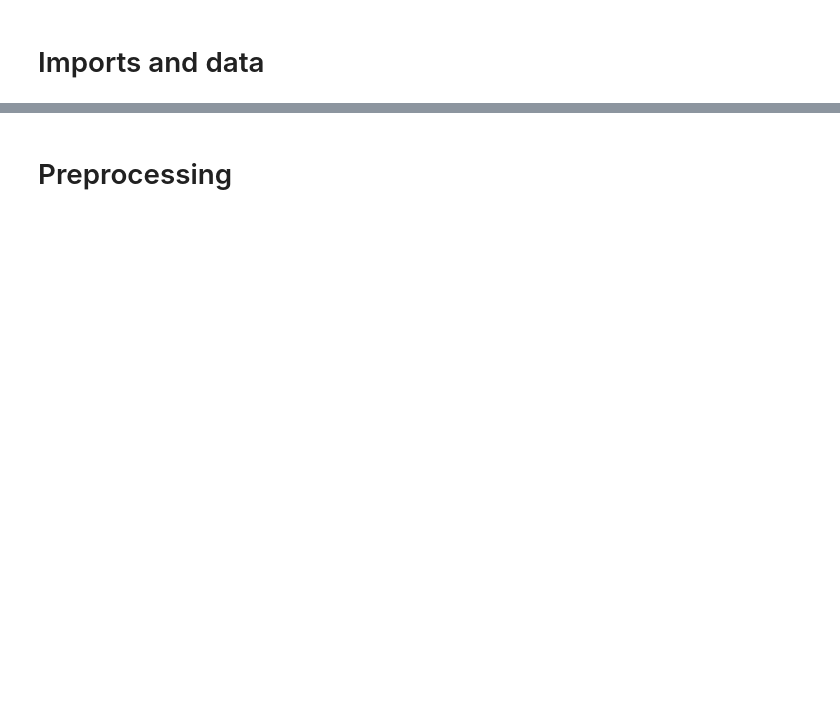
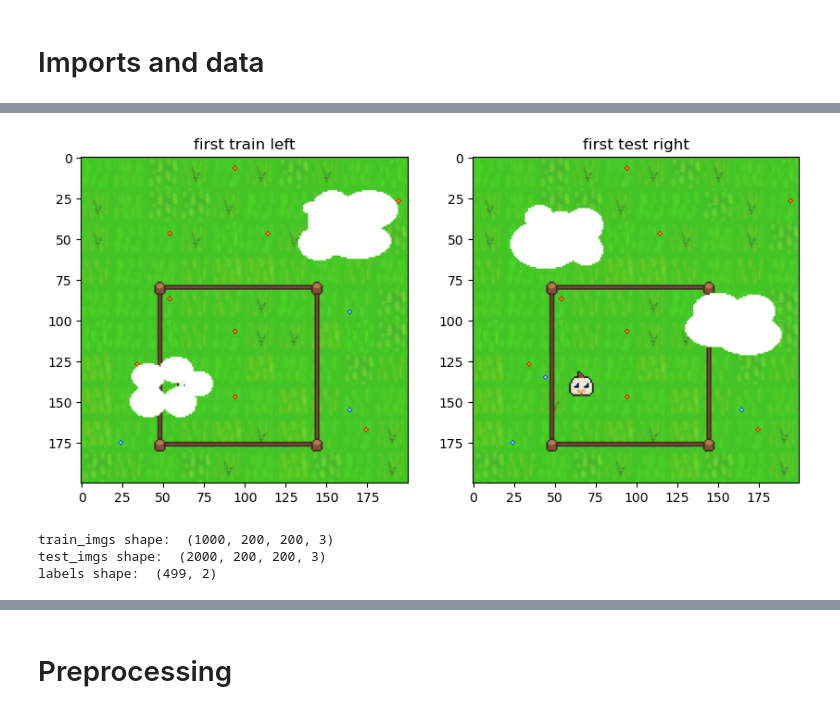
Before and after one commit to leobt23/CCC38_2023, a Jupyter notebook: caria.ipynb, the cells around one changed output, grey strips where cells are left out. Drawn from its saved outputs; the diff is of its cells as text; code cells hidden in the pictures; blank space fills up the shorter version.

```diff
--- a/caria.ipynb
+++ b/caria.ipynb
@@ -125,0 +18,71 @@ labels shape:  (499, 1)
+# %%
+# importing data (images)
+
+# ex of path: /home/caria/CCC 2023/level_03/train_data/field000_sample0.png
+
+# this function returns, train_imgs, test_imgs and labels for a given level
+def get_data_level(which_level, n_train, n_test):
+    # training data
+    train_imgs = []
+    for i in range(0, n_train):
+        if i < 10:
+            train_imgs.append(plt.imread('../level_0' + str(which_level) + '/train_data/field00' + str(i) + '_sample0' + '.png'))
+            train_imgs.append(plt.imread('../level_0' + str(which_level) + '/train_data/field00' + str(i) + '_sample1' + '.png'))
+        elif i < 100:
+            train_imgs.append(plt.imread('../level_0' + str(which_level) + '/train_data/field0' + str(i) + '_sample0' + '.png'))
+            train_imgs.append(plt.imread('../level_0' + str(which_level) + '/train_data/field0' + str(i) + '_sample1' + '.png'))
+        else:
+            train_imgs.append(plt.imread('../level_0' + str(which_level) + '/train_data/field' + str(i) + '_sample0' + '.png'))
+            train_imgs.append(plt.imread('../level_0' + str(which_level) + '/train_data/field' + str(i) + '_sample1' + '.png'))
+
+        # print
+        #print('path:', '../level_0' + str(which_level) + '/train_data/field' + str(i) + '_sample0' + '.png')
+
+    # test data
+    test_imgs = []
+    for i in range(0, n_test):
+        if i < 10:
+            test_imgs.append(plt.imread('../level_0' + str(which_level) + '/test_data/field00' + str(i) + '_sample0' + '.png'))
+            test_imgs.append(plt.imread('../level_0' + str(which_level) + '/test_data/field00' + str(i) + '_sample1' + '.png'))
+        elif i < 100:
+            test_imgs.append(plt.imread('../level_0' + str(which_level) + '/test_data/field0' + str(i) + '_sample0' + '.png'))
+            test_imgs.append(plt.imread('../level_0' + str(which_level) + '/test_data/field0' + str(i) + '_sample1' + '.png'))
+        else:
+            test_imgs.append(plt.imread('../level_0' + str(which_level) + '/test_data/field' + str(i) + '_sample0' + '.png'))
+            test_imgs.append(plt.imread('../level_0' + str(which_level) + '/test_data/field' + str(i) + '_sample1' + '.png'))
+
+    # labels
+    labels = pd.read_csv('../level_0' + str(which_level) + '/train_data_labels.csv')
+
+    return train_imgs, test_imgs, labels
+
+# testing on level 1
+
+train_imgs, test_imgs, labels = get_data_level(4, 500, 1000)
+
+# checking 1st train, test (train and test side by side) and labels
+plt.figure(figsize=(10, 10))
+plt.subplot(1, 2, 1)
+plt.imshow(train_imgs[0])
+plt.title('first train left')
+plt.subplot(1, 2, 2)
+plt.imshow(train_imgs[1])
+plt.title('first test right')
+plt.show()
+
+# labels value barplot
+#labels.value_counts().sort_index().plot(kind='bar')
+#plt.title('Labels value counts')
+#plt.xlabel('Labels')
+#plt.ylabel('Counts')
+#plt.show()
+
+# shapes
+print('train_imgs shape: ', np.array(train_imgs).shape)
+print('test_imgs shape: ', np.array(test_imgs).shape)
+print('labels shape: ', np.array(labels).shape)
+# %% [output]
+[figure, added]
+train_imgs shape:  (1000, 200, 200, 3)
+test_imgs shape:  (2000, 200, 200, 3)
+labels shape:  (499, 2)
```
Also changed, not shown: parts of 13 cells of this notebook.
